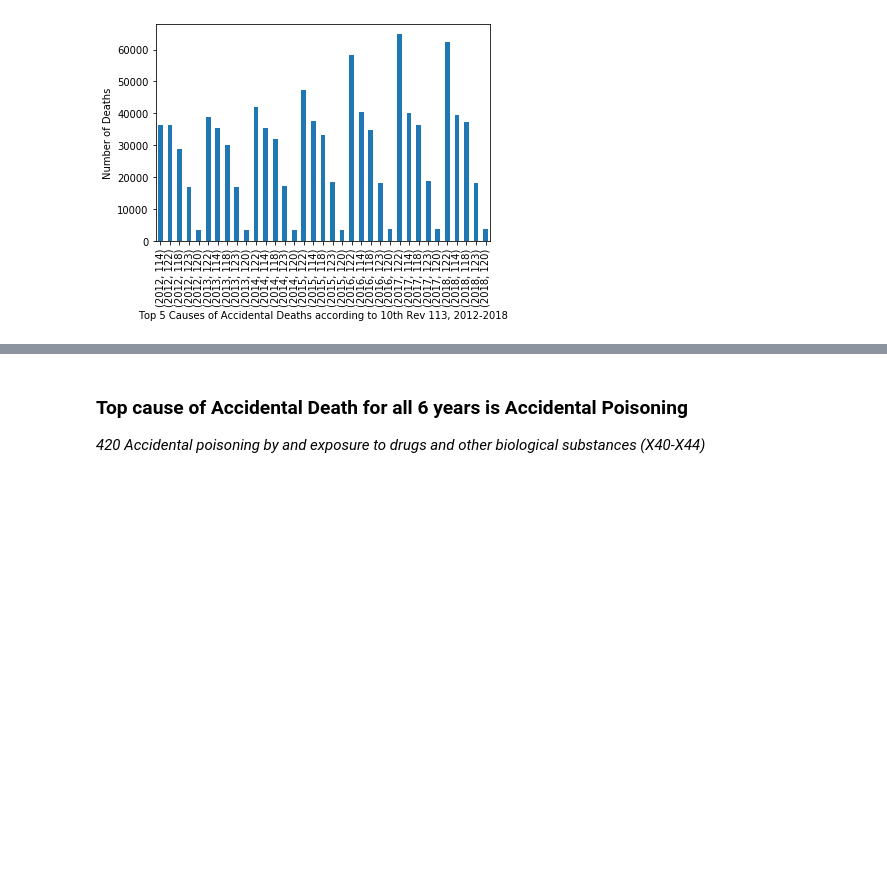
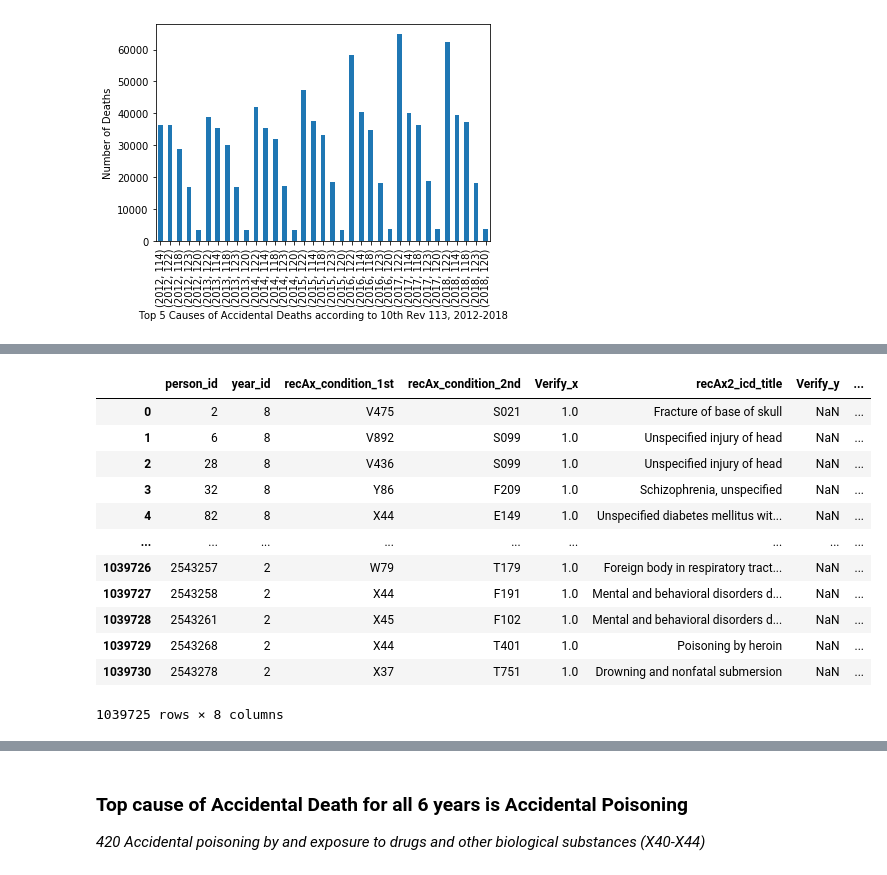
Before and after one commit to swarupmalli/Capstone_Mortality, a Jupyter notebook: EDA_Accidents_ALL.ipynb, the cells around one changed output, grey strips where cells are left out. Saved outputs shown, nothing was run; the diff lists cells and outputs as text; code cells hidden in the pictures; blank space fills up the shorter version.

```diff
--- a/EDA_Accidents_ALL.ipynb
+++ b/EDA_Accidents_ALL.ipynb
@@ -419,0 +501,7 @@ Text(0, 0.5, 'Number of Deaths')
+# %%
+icd_10_codes2011['Code'] = icd_10_codes2011['Code'].str.strip()
+icd_10_codes2011['ICD Title'] = icd_10_codes2011['ICD Title'].str.strip()
+# %%
+icd_10_codes2011.columns = ['recAx1_icd_title' if x=='ICD Title' else x for x in icd_10_codes2011.columns]
+
+icd_10_codes2011.columns = ['recAx_condition_1st' if x=='Code' else x for x in icd_10_codes2011.columns]
@@ -419,0 +514,8 @@ Text(0, 0.5, 'Number of Deaths')
+# %%
+# icd_10_codes2011.columns = ['recAx2_icd_title' if x=='recAx1_icd_title' else x for x in icd_10_codes2011.columns]
+
+# icd_10_codes2011.columns = ['recAx_condition_2nd' if x=='recAx_condition_1st' else x for x in icd_10_codes2011.columns]
+
+icd_10_codes2011.columns = ['recAx1_icd_title' if x=='recAx2_icd_title' else x for x in icd_10_codes2011.columns]
+
+icd_10_codes2011.columns = ['recAx_condition_1st' if x=='recAx_condition_2nd' else x for x in icd_10_codes2011.columns]
@@ -419,0 +531,6 @@ Text(0, 0.5, 'Number of Deaths')
+# %%
+# acc_all_test = pd.merge(acc_all_test,icd_10_codes2011, on='recAx_condition_1st', how='left')
+
+accICD = pd.merge(accICD,icd_10_codes2011, on='recAx_condition_1st', how='left')
+
+# acc_all_test.head(5)
@@ -419,0 +546,20 @@ Text(0, 0.5, 'Number of Deaths')
+# %%
+# df[df.ColumnName.notnull() & df.ColumnName> 0]
+# All_Summary_abv_80 = All_Summary_df[(All_Summary_df['All_age_recode_52'] >= 42) &
+#                                     (All_Summary_df['All_age_recode_52'] <= 51)]
+
+accICD[(accICD['Verify_x'] == 1)]
+# %% [output]
+|  | person_id | year_id | recAx_condition_1st | recAx_condition_2nd | Verify_x | recAx2_icd_title | Verify_y | ... |
+| 0 | 2 | 8 | V475 | S021 | 1.0 | Fracture of base of skull | NaN | ... |
+| 1 | 6 | 8 | V892 | S099 | 1.0 | Unspecified injury of head | NaN | ... |
+| 2 | 28 | 8 | V436 | S099 | 1.0 | Unspecified injury of head | NaN | ... |
+| 3 | 32 | 8 | Y86 | F209 | 1.0 | Schizophrenia, unspecified | NaN | ... |
+| 4 | 82 | 8 | X44 | E149 | 1.0 | Unspecified diabetes mellitus wit... | NaN | ... |
+| ... | ... | ... | ... | ... | ... | ... | ... | ... |
+| 1039726 | 2543257 | 2 | W79 | T179 | 1.0 | Foreign body in respiratory tract... | NaN | ... |
+| 1039727 | 2543258 | 2 | X44 | F191 | 1.0 | Mental and behavioral disorders d... | NaN | ... |
+| 1039728 | 2543261 | 2 | X45 | F102 | 1.0 | Mental and behavioral disorders d... | NaN | ... |
+| 1039729 | 2543268 | 2 | X44 | T401 | 1.0 | Poisoning by heroin | NaN | ... |
+| 1039730 | 2543278 | 2 | X37 | T751 | 1.0 | Drowning and nonfatal submersion | NaN | ... |
+1039725 rows × 8 columns
```
Also changed, not shown: parts of 25 cells of this notebook, 2 other files.
